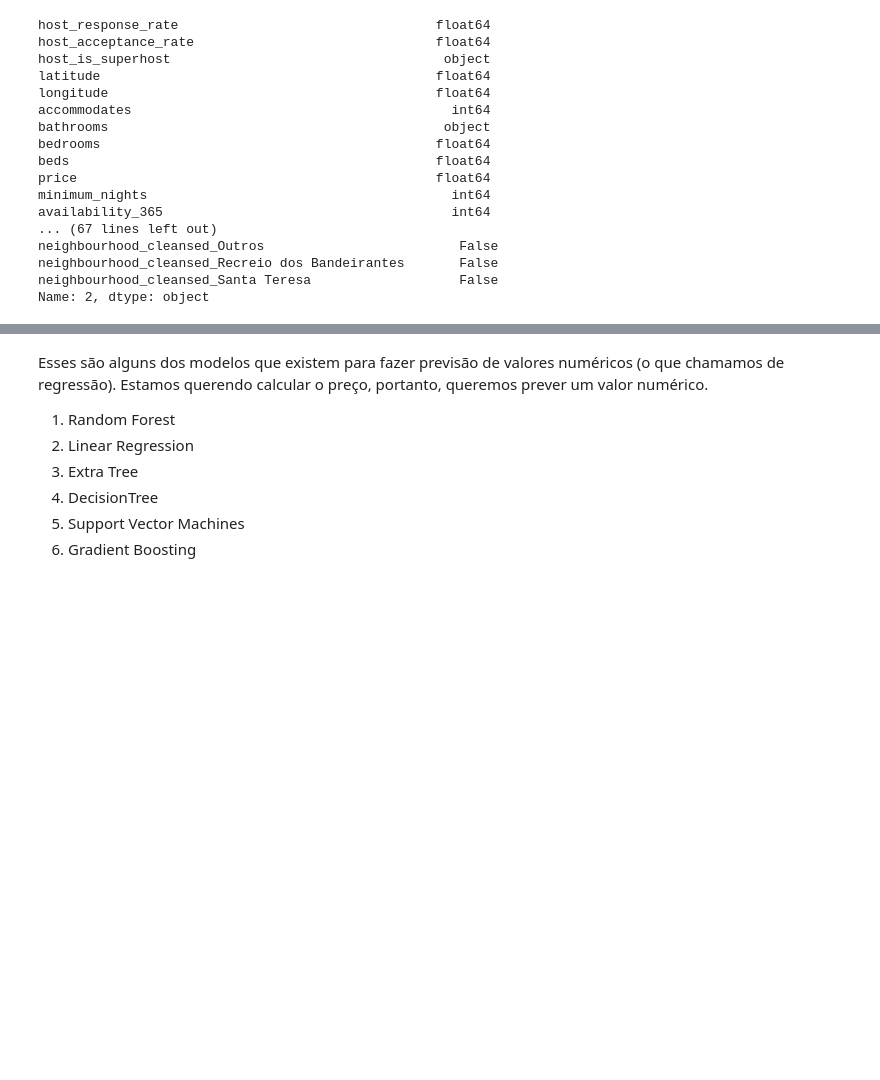
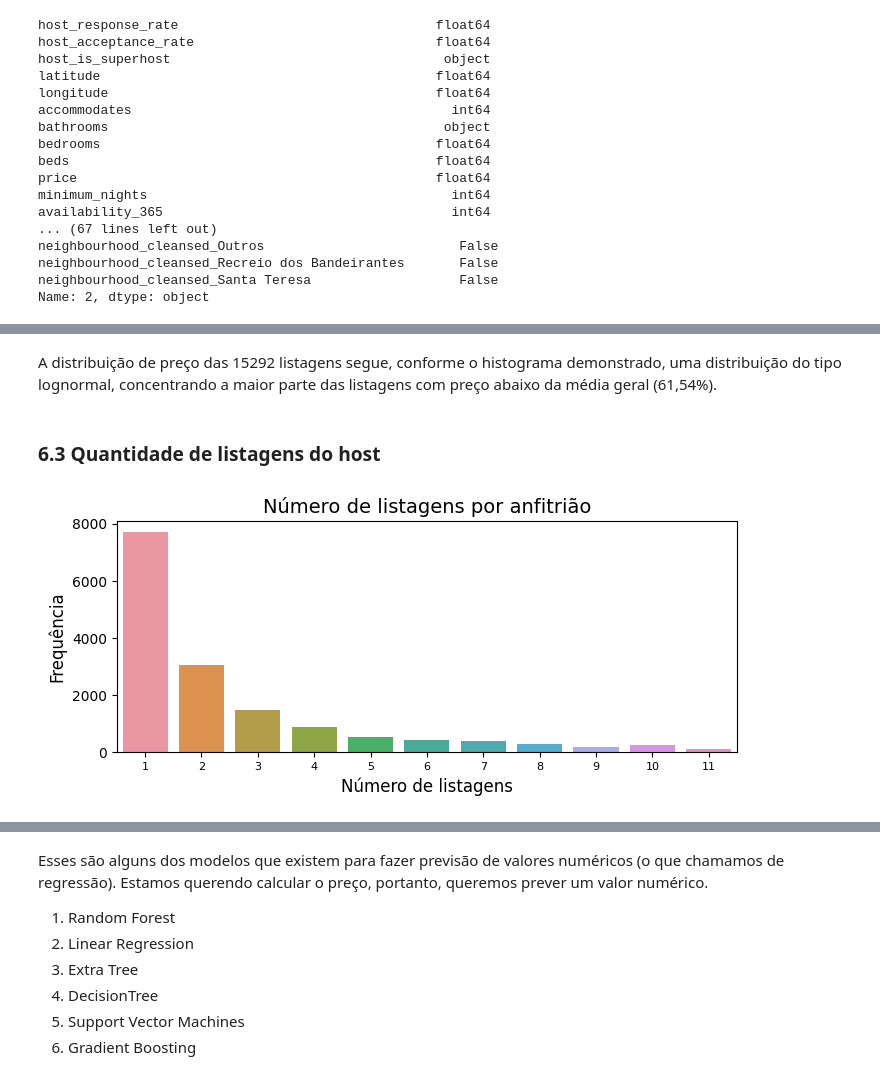
Before and after one commit to Ciencia-de-Dados-IMT/Projeto-I, a Jupyter notebook: Projeto_S1.ipynb, the cells around one changed output, grey strips where cells are left out. Saved outputs shown, nothing was run; the diff lists cells and outputs as text; code cells hidden in the pictures; blank space fills up the shorter version.

```diff
--- a/Projeto_S1.ipynb
+++ b/Projeto_S1.ipynb
@@ -659,0 +709,8 @@ Name: 2, dtype: object
+# %% [markdown]
+A distribuição de preço das 15292 listagens segue, conforme o histograma demonstrado, uma distribuição do tipo lognormal, concentrando a maior parte das listagens com preço abaixo da média geral (61,54%).
+# %% [markdown]
+### 6.3 Quantidade de listagens do host
+# %%
+grafico_barra(base_airbnb_listagens_cod['calculated_host_listings_count'], 'Número de listagens por anfitrião', 'Número de listagens', 'Frequência', 12, 14, 8)
+# %% [output]
+[figure, added]
```
Also changed, not shown: parts of 37 cells of this notebook.
